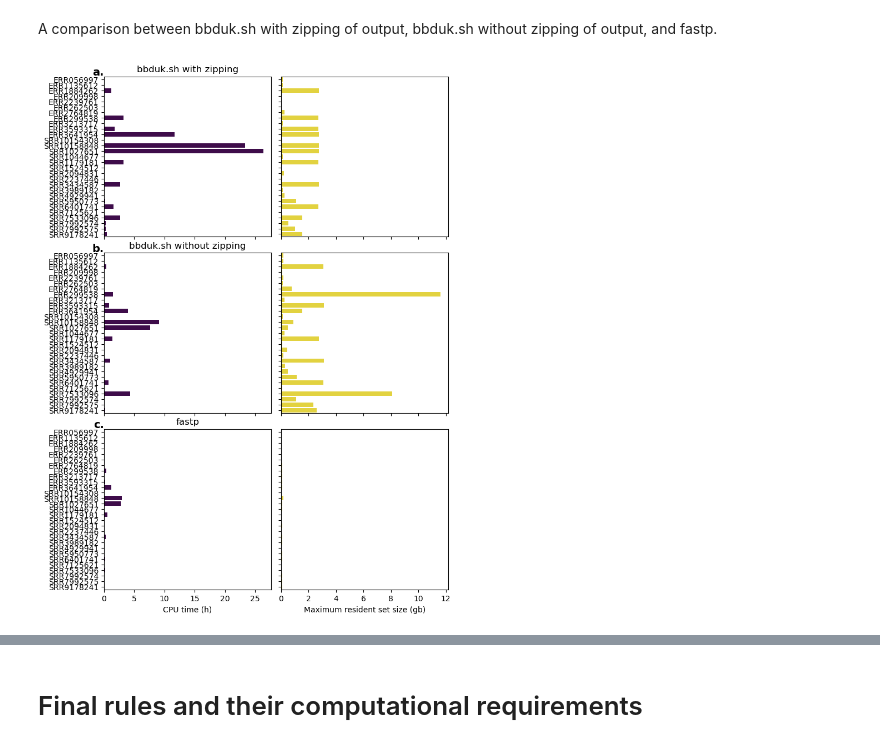
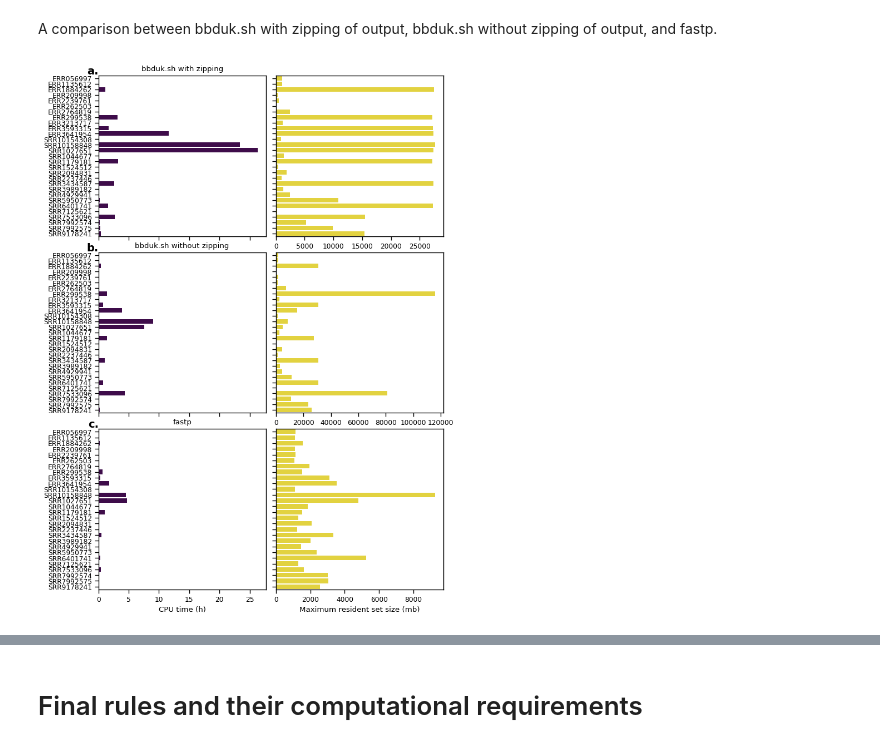
Before and after one commit to genomicepidemiology/argprofiler-paper-notebooks, a Jupyter notebook: Run_times.ipynb, the cells around one changed output, grey strips where cells are left out. Cells and saved outputs as stored; diff of their text form; code cells hidden in the pictures.

```diff
--- a/Run_times.ipynb
+++ b/Run_times.ipynb
@@ -106,8 +127,8 @@ def get_cmap(labels, name='viridis'):
     return {l: cmap(i) for i, l in enumerate(labels)}
 # %%
 dfs = {
-    '32': parse_time('data/AvA_32.times'),
-    '29_fastp': parse_time('data/29_fastp.times'),
+    'zip': parse_time('data/AvA_benchmarking.times'),
+    'final': parse_time('data/AvA_benchmarking_final.times'),
 }
 # %%
 samples29 = [
@@ -122,0 +192,21 @@ samples29 = [
+# %%
+Palette = get_cmap(labels=['cpu_time_h', 'Maximum resident set size (mb)'])
+
+g = sns.catplot(
+    data = dfs['zip'].query("rule == 'raw_reads' & sample in @samples29").melt(id_vars=['sample'], value_vars=['cpu_time_h', 'Maximum resident set size (mb)']),
+    x = 'value',
+    y = 'sample',
+    hue = 'variable',
+    col = 'variable',
+    kind='bar',
+    sharex=False,
+    palette=Palette,
+    aspect=.7
+)
+g.set_titles("")
+xlabels = ['CPU time (h)', 'Maximum resident set size (mb)']
+for ax, xlabel in zip(g.axes.flatten(), xlabels):
+    ax.set_xlabel(xlabel)
+
+g.fig.suptitle('Download of reads', horizontalalignment='left', x=0.1)
+figure_saver(fig=g.fig, prefix='figures/download_times')
@@ -127,13 +219,13 @@ A comparison between bbduk.sh with zipping of output, bbduk.sh without zipping o
 # %%
 trimTimes = pd.concat(
     [
-        dfs['32'].query(f"sample in @samples29 & rule  in ('trimmed_reads', 'trimmed_reads_unzipped')"),
-        dfs['29_fastp'],
+        dfs['zip'].query("sample in @samples29 & rule  in ('trimmed_reads', 'trimmed_reads_unzipped')"),
+        dfs['final'].query("sample in @samples29 & rule == 'trimmed_reads'").replace('trimmed_reads', 'fastp'),
 
     ]
 )
 
-trimTimesP = trimTimes.pivot_table(index=['sample', 'rule'], values=['cpu_time_h', 'Maximum resident set size (gb)']).reset_index()
+trimTimesP = trimTimes.pivot_table(index=['sample', 'rule'], values=['cpu_time_h', 'Maximum resident set size (mb)', 'Maximum resident set size (gb)']).reset_index()
 # %%
 gs = gridspec.GridSpec(ncols=2, nrows=3, hspace=0.1, wspace=0.06)
 fig = plt.figure(figsize=(8,12))
@@ -143,13 +235,13 @@ ax_bbdukz_h = fig.add_subplot(gs[0,0])
 ax_bbdukz_m = fig.add_subplot(gs[0, 1], sharey=ax_bbdukz_h)
 
 ax_bbduk_h = fig.add_subplot(gs[1,0], sharex=ax_bbdukz_h)
-ax_bbduk_m  = fig.add_subplot(gs[1,1], sharex=ax_bbdukz_m, sharey=ax_bbduk_h)
+ax_bbduk_m  = fig.add_subplot(gs[1,1], sharey=ax_bbduk_h)
 
 ax_fastp_h = fig.add_subplot(gs[2,0], sharex=ax_bbdukz_h)
-ax_fastp_m = fig.add_subplot(gs[2,1], sharex=ax_bbdukz_m, sharey=ax_fastp_h)
+ax_fastp_m = fig.add_subplot(gs[2,1], sharey=ax_fastp_h)
 
 x1 = 'cpu_time_h'
-x2 = 'Maximum resident set size (gb)'
+x2 = 'Maximum resident set size (mb)'
 
 trimPalette = get_cmap(labels=[x1, x2])
 
@@ -188,7 +280,7 @@ sns.barplot(
 )
 
 sns.barplot(
-    data = trimTimesP.query("rule == 'trimming_thread1'"),
+    data = trimTimesP.query("rule == 'fastp'"),
     x = x1,
     y = 'sample',
     color=trimPalette[x1],
@@ -196,37 +288,37 @@ sns.barplot(
 )
 
 sns.barplot(
-    data = trimTimesP.query("rule == 'trimming_thread1'"),
+    data = trimTimesP.query("rule == 'fastp'"),
     x = x2,
     y = 'sample',
     color=trimPalette[x2],
     ax = ax_fastp_m
 )
 
 
 for i, (ax, title) in enumerate(zip([ax_bbdukz_h, ax_bbduk_h, ax_fastp_h], ['bbduk.sh with zipping', 'bbduk.sh without zipping', 'fastp'])):
     # -0.05, 1.05,
     ax.text(-0.0, 1.06, alphabet[i] + '.', transform=ax.transAxes, fontsize=14, va='top', ha='right', fontweight='bold')
     ax.set_title(title)
     ax.set_ylabel('')
 
     if i < 2:
         ax.tick_params(labelbottom=False)
         ax.set_xlabel('')
     else:
         ax.set_xlabel('CPU time (h)')
 
 
 for i, ax in enumerate([ax_bbdukz_m, ax_bbduk_m, ax_fastp_m]):
     ax.set_ylabel('')
     ax.tick_params(labelleft=False)
 
     if i < 2:
-        ax.tick_params(labelbottom=False)
+        #ax.tick_params(labelbottom=False)
         ax.set_xlabel('')
         plt.setp(ax.get_xaxis().get_offset_text(), visible=False)
 
 figure_saver(fig=fig, prefix='figures/trim_comparisons')
 # %% [output]
-[figure, old version]
+[figure, new version]
 # %% [markdown]
```
Also changed, not shown: parts of 28 cells of this notebook, 3 other files.
